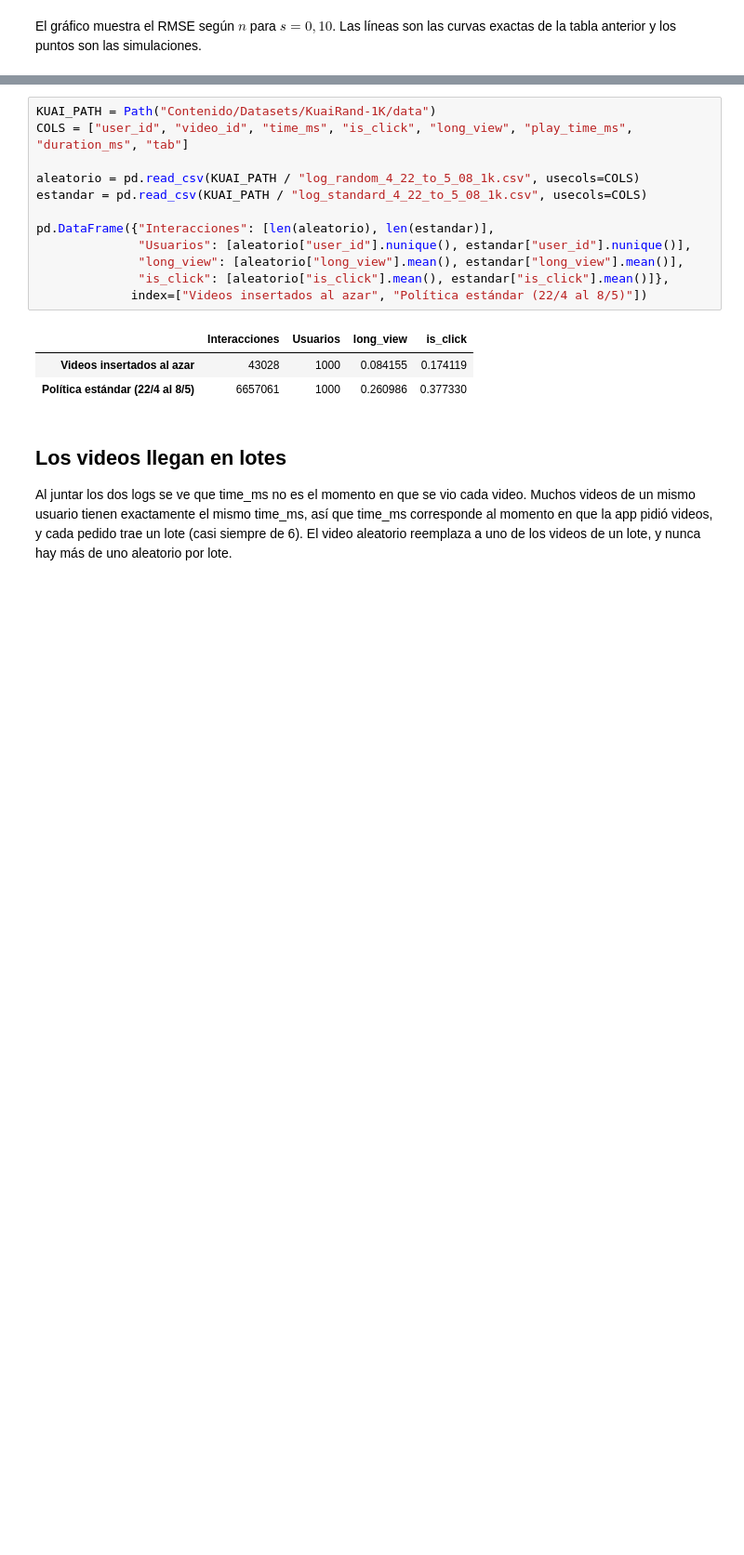
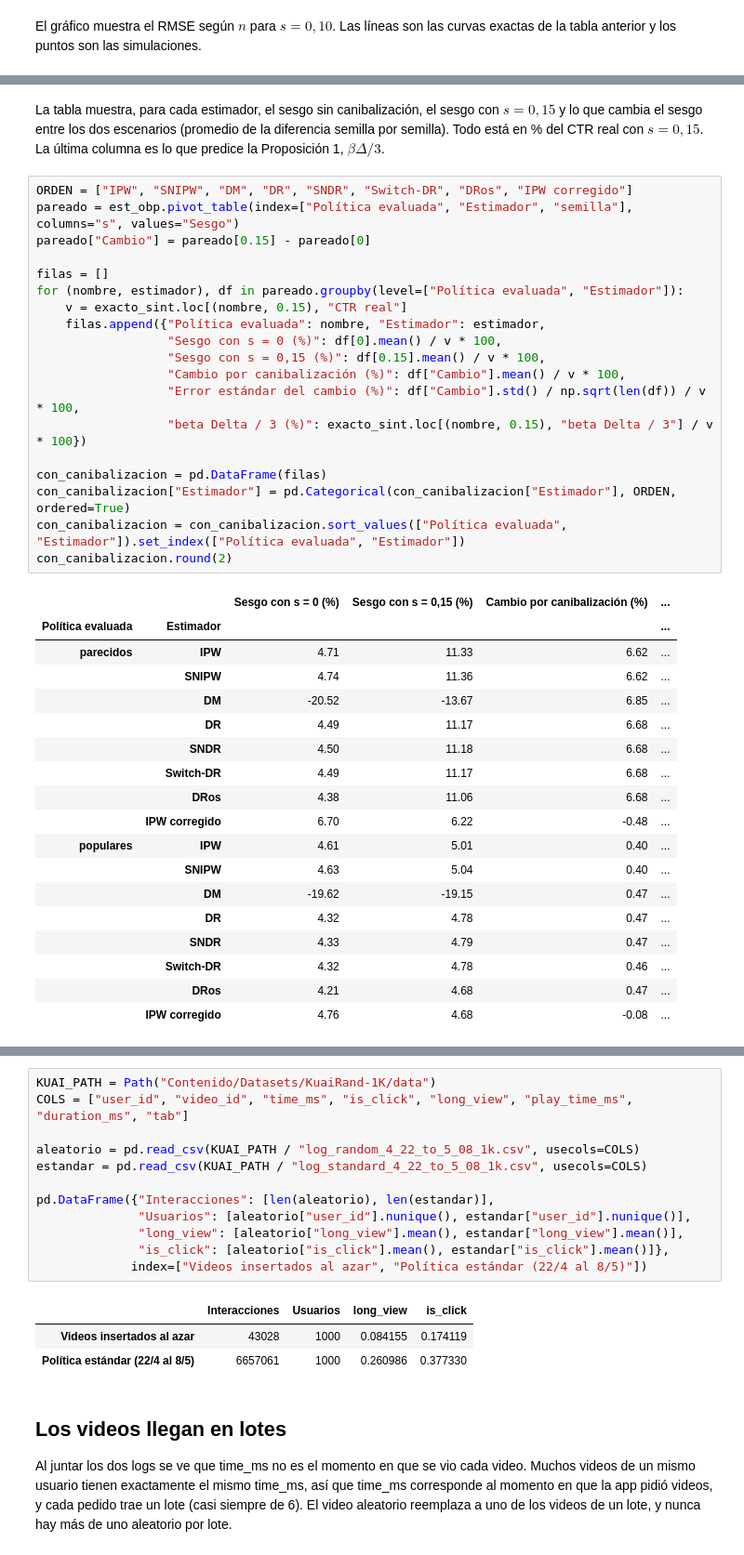
Before and after one commit to ddonosoh/OPE-Proyecto-recsys, a Jupyter notebook: canibalizacion_final.ipynb, the cells around one changed output, grey strips where cells are left out. Shown at 93% size. Cells and saved outputs as stored; diff of their text form; blank space fills up the shorter version.

```diff
--- a/canibalizacion_final.ipynb
+++ b/canibalizacion_final.ipynb
@@ -665,0 +746,40 @@ Las simulaciones del IPW por posición calzan con la curva exacta. Las del IPW d
+# %% [markdown]
+La tabla muestra, para cada estimador, el sesgo sin canibalización, el sesgo con $s = 0{,}15$ y lo que cambia el sesgo entre los dos escenarios (promedio de la diferencia semilla por semilla). Todo está en % del CTR real con $s = 0{,}15$. La última columna es lo que predice la Proposición 1, $\beta\Delta/3$.
+# %%
+ORDEN = ["IPW", "SNIPW", "DM", "DR", "SNDR", "Switch-DR", "DRos", "IPW corregido"]
+pareado = est_obp.pivot_table(index=["Política evaluada", "Estimador", "semilla"], columns="s", values="Sesgo")
+pareado["Cambio"] = pareado[0.15] - pareado[0]
+
+filas = []
+for (nombre, estimador), df in pareado.groupby(level=["Política evaluada", "Estimador"]):
+    v = exacto_sint.loc[(nombre, 0.15), "CTR real"]
+    filas.append({"Política evaluada": nombre, "Estimador": estimador,
+                  "Sesgo con s = 0 (%)": df[0].mean() / v * 100,
+                  "Sesgo con s = 0,15 (%)": df[0.15].mean() / v * 100,
+                  "Cambio por canibalización (%)": df["Cambio"].mean() / v * 100,
+                  "Error estándar del cambio (%)": df["Cambio"].std() / np.sqrt(len(df)) / v * 100,
+                  "beta Delta / 3 (%)": exacto_sint.loc[(nombre, 0.15), "beta Delta / 3"] / v * 100})
+
+con_canibalizacion = pd.DataFrame(filas)
+con_canibalizacion["Estimador"] = pd.Categorical(con_canibalizacion["Estimador"], ORDEN, ordered=True)
+con_canibalizacion = con_canibalizacion.sort_values(["Política evaluada", "Estimador"]).set_index(["Política evaluada", "Estimador"])
+con_canibalizacion.round(2)
+# %% [output]
+|  |  | Sesgo con s = 0 (%) | Sesgo con s = 0,15 (%) | Cambio por canibalización (%) | ... |
+| Política evaluada | Estimador |  |  |  | ... |
+| parecidos | IPW | 4.71 | 11.33 | 6.62 | ... |
+|  | SNIPW | 4.74 | 11.36 | 6.62 | ... |
+|  | DM | -20.52 | -13.67 | 6.85 | ... |
+|  | DR | 4.49 | 11.17 | 6.68 | ... |
+|  | SNDR | 4.50 | 11.18 | 6.68 | ... |
+|  | Switch-DR | 4.49 | 11.17 | 6.68 | ... |
+|  | DRos | 4.38 | 11.06 | 6.68 | ... |
+|  | IPW corregido | 6.70 | 6.22 | -0.48 | ... |
+| populares | IPW | 4.61 | 5.01 | 0.40 | ... |
+|  | SNIPW | 4.63 | 5.04 | 0.40 | ... |
+|  | DM | -19.62 | -19.15 | 0.47 | ... |
+|  | DR | 4.32 | 4.78 | 0.47 | ... |
+|  | SNDR | 4.33 | 4.79 | 0.47 | ... |
+|  | Switch-DR | 4.32 | 4.78 | 0.46 | ... |
+|  | DRos | 4.21 | 4.68 | 0.47 | ... |
+|  | IPW corregido | 4.76 | 4.68 | -0.08 | ... |
```
Also changed, not shown: parts of 35 cells of this notebook, 6 other files.
